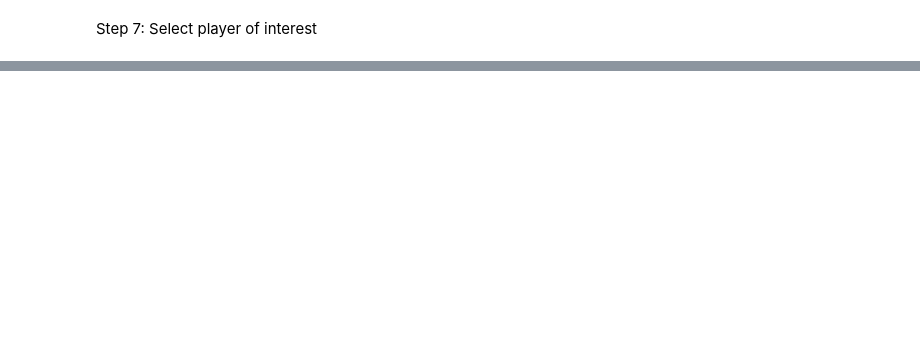
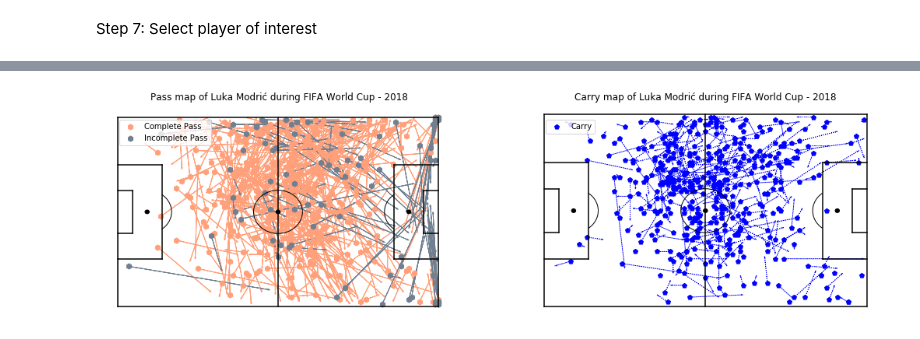
Before and after one commit to SimonBCox/football-analytics, a Jupyter notebook: fot_modric_analysis.ipynb, the cells around one changed output, grey strips where cells are left out. Cells and saved outputs as stored; diff of their text form; code cells hidden in the pictures; blank space fills up the shorter version.

```diff
--- a/fot_modric_analysis.ipynb
+++ b/fot_modric_analysis.ipynb
@@ -327,0 +247,18 @@ fig.tight_layout()
+# %%
+# Initialize figure
+fig = plt.figure(figsize=(18, 5))
+
+# Draw pass map
+ax1 = fig.add_subplot(1,2,1)
+create_event_map(player_events_df[player_events_df.type_name=="Pass"],fig,ax1)
+plt.legend(bbox_to_anchor=(0.04, 0.95), ncol=1, loc='upper left')
+plt.title(f'Pass map of {player_events_df.player_name.unique()[0]} during {competition}')
+
+# Draw carry map
+ax2 = fig.add_subplot(1,2,2)
+create_event_map(player_events_df[player_events_df.type_name=="Carry"],fig,ax2)
+plt.legend(bbox_to_anchor=(0.04, 0.95), ncol=2, loc='upper left')
+plt.title(f'Carry map of {player_events_df.player_name.unique()[0]} during {competition}')
+plt.show()
+# %% [output]
+[figure, added]
```
Also changed, not shown: parts of 76 cells of this notebook, 6 other files.
